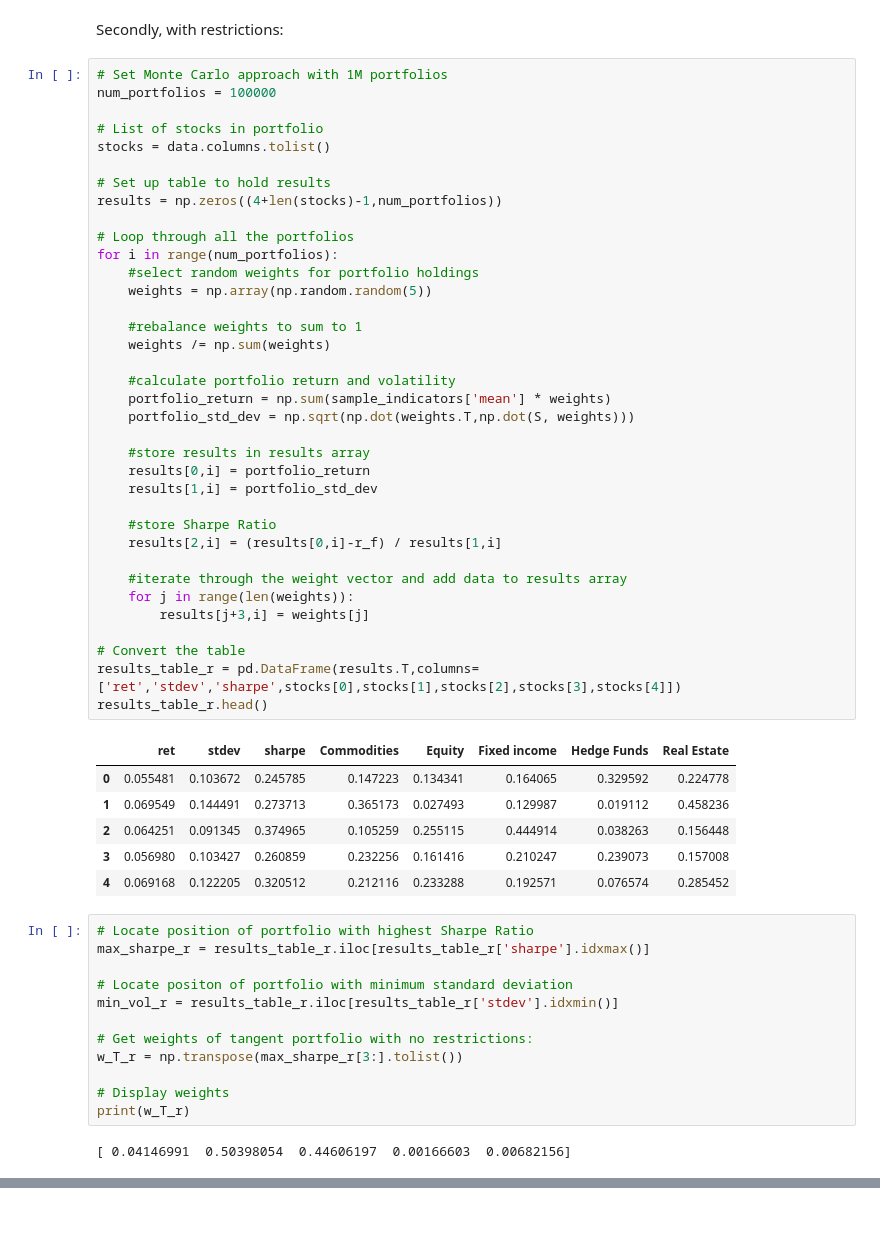
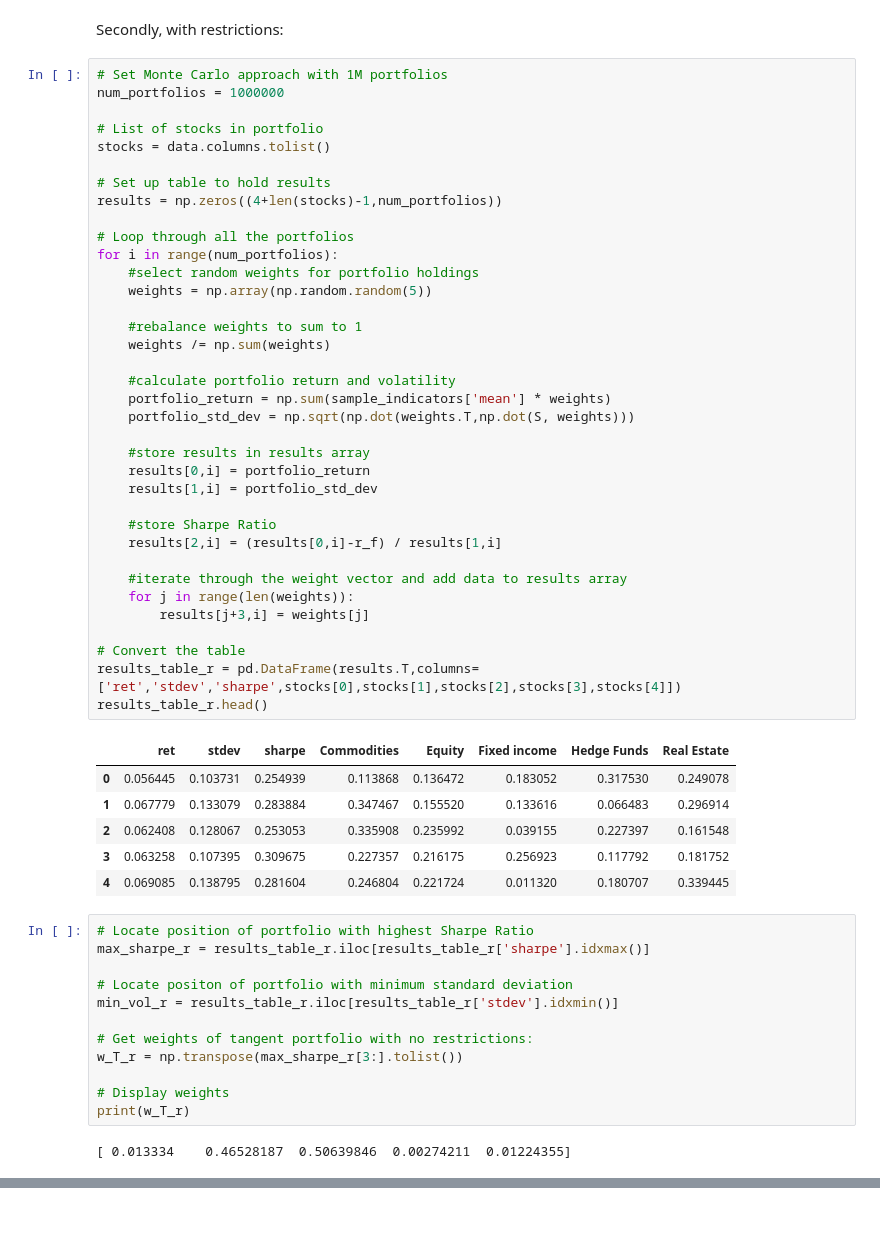
Before and after one commit to boturon/NovaSBE_Courses, a Jupyter notebook: finance/case_2/deliverable.ipynb, the cells around one changed output, grey strips where cells are left out. Cells and saved outputs as stored; diff of their text form.

```diff
--- a/finance/case_2/deliverable.ipynb
+++ b/finance/case_2/deliverable.ipynb
@@ -145,7 +151,7 @@ E(r): 0.121227130535
 Secondly, with restrictions:
 # %%
 # Set Monte Carlo approach with 1M portfolios
-num_portfolios = 100000
+num_portfolios = 1000000
 
 # List of stocks in portfolio
 stocks = data.columns.tolist()
@@ -154,38 +160,38 @@ stocks = data.columns.tolist()
 results = np.zeros((4+len(stocks)-1,num_portfolios))
 
 # Loop through all the portfolios
 for i in range(num_portfolios):
     #select random weights for portfolio holdings
     weights = np.array(np.random.random(5))
 
     #rebalance weights to sum to 1
     weights /= np.sum(weights)
 
     #calculate portfolio return and volatility
     portfolio_return = np.sum(sample_indicators['mean'] * weights)
     portfolio_std_dev = np.sqrt(np.dot(weights.T,np.dot(S, weights)))
 
     #store results in results array
     results[0,i] = portfolio_return
     results[1,i] = portfolio_std_dev
 
     #store Sharpe Ratio
     results[2,i] = (results[0,i]-r_f) / results[1,i]
 
     #iterate through the weight vector and add data to results array
     for j in range(len(weights)):
         results[j+3,i] = weights[j]
 
 # Convert the table
 results_table_r = pd.DataFrame(results.T,columns=['ret','stdev','sharpe',stocks[0],stocks[1],stocks[2],stocks[3],stocks[4]])
 results_table_r.head()
 # %% [output]
 |  | ret | stdev | sharpe | Commodities | Equity | Fixed income | Hedge Funds | Real Estate |
-| 0 | 0.055481 | 0.103672 | 0.245785 | 0.147223 | 0.134341 | 0.164065 | 0.329592 | 0.224778 |
-| 1 | 0.069549 | 0.144491 | 0.273713 | 0.365173 | 0.027493 | 0.129987 | 0.019112 | 0.458236 |
-| 2 | 0.064251 | 0.091345 | 0.374965 | 0.105259 | 0.255115 | 0.444914 | 0.038263 | 0.156448 |
-| 3 | 0.056980 | 0.103427 | 0.260859 | 0.232256 | 0.161416 | 0.210247 | 0.239073 | 0.157008 |
-| 4 | 0.069168 | 0.122205 | 0.320512 | 0.212116 | 0.233288 | 0.192571 | 0.076574 | 0.285452 |
+| 0 | 0.056445 | 0.103731 | 0.254939 | 0.113868 | 0.136472 | 0.183052 | 0.317530 | 0.249078 |
+| 1 | 0.067779 | 0.133079 | 0.283884 | 0.347467 | 0.155520 | 0.133616 | 0.066483 | 0.296914 |
+| 2 | 0.062408 | 0.128067 | 0.253053 | 0.335908 | 0.235992 | 0.039155 | 0.227397 | 0.161548 |
+| 3 | 0.063258 | 0.107395 | 0.309675 | 0.227357 | 0.216175 | 0.256923 | 0.117792 | 0.181752 |
+| 4 | 0.069085 | 0.138795 | 0.281604 | 0.246804 | 0.221724 | 0.011320 | 0.180707 | 0.339445 |
 # %%
 # Locate position of portfolio with highest Sharpe Ratio
 max_sharpe_r = results_table_r.iloc[results_table_r['sharpe'].idxmax()]
@@ -199,7 +205,7 @@ w_T_r = np.transpose(max_sharpe_r[3:].tolist())
 # Display weights
 print(w_T_r)
 # %% [output]
-[ 0.04146991  0.50398054  0.44606197  0.00166603  0.00682156]
+[ 0.013334    0.46528187  0.50639846  0.00274211  0.01224355]
 # %%
 # Get expected return of the tangency portfolio
 E_r_T_r = np.dot(w_T_r, sample_indicators['mean'])
```
Also changed, not shown: parts of 11 cells of this notebook.
